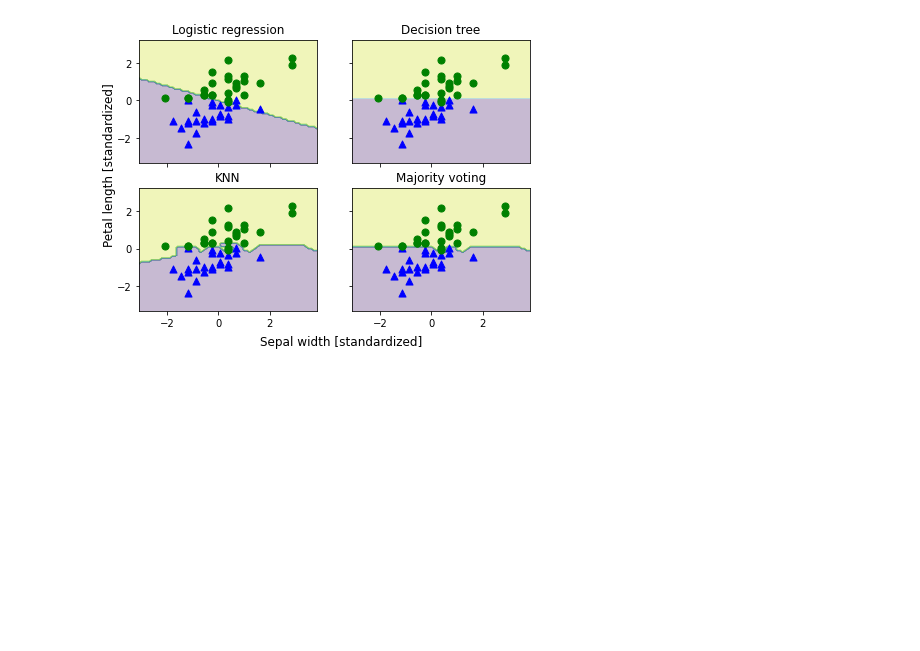
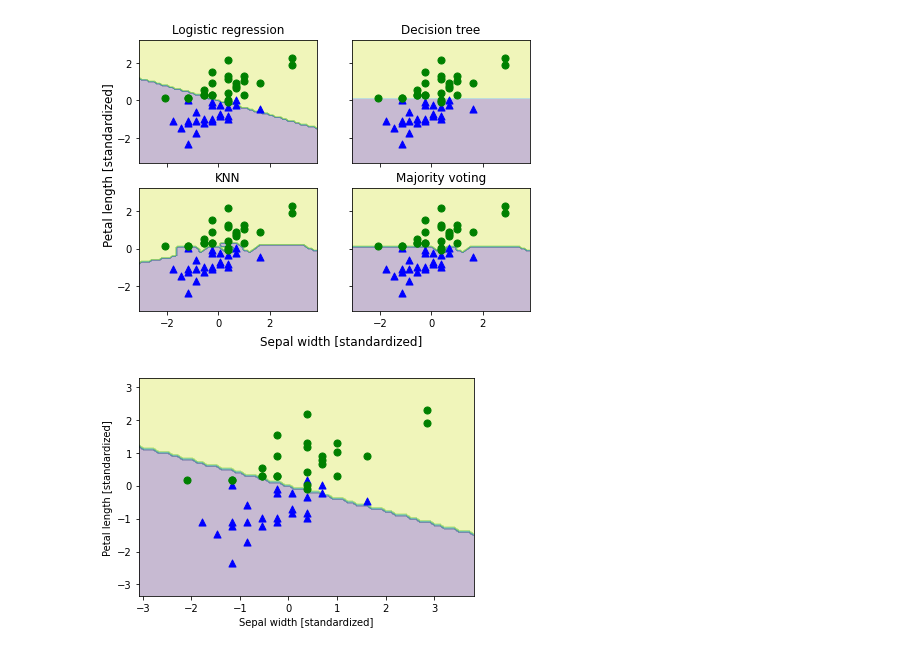
Before and after one commit to chinchuharris/fall2020, a Jupyter notebook: lab_majority_voting.ipynb, the cells around one changed output. Cells and saved outputs as stored; diff of their text form; code cells hidden in the pictures; blank space fills up the shorter version.

```diff
--- a/lab_majority_voting.ipynb
+++ b/lab_majority_voting.ipynb
@@ -322,3 +323,33 @@ plt.text(-12.5, 4.5,
 plt.show()
 # %% [output]
 [figure]
+# %%
+# This adaptation of the previous cell plots one decision region
+
+# Set the classifier to be plotted
+clf = clf1
+
+clf.fit(X_train_std, y_train)
+
+Z = clf.predict(np.c_[xx.ravel(), yy.ravel()])
+Z = Z.reshape(xx.shape)
+
+ax = plt.subplot()
+ax.contourf(xx, yy, Z, alpha=0.3)
+ax.scatter(X_train_std[y_train==0, 0],
+          X_train_std[y_train==0, 1],
+          c='blue',
+          marker='^',
+          s=50)
+
+ax.scatter(X_train_std[y_train==1, 0],
+          X_train_std[y_train==1, 1],
+          c='green',
+          marker='o',
+          s=50)
+
+plt.xlabel('Sepal width [standardized]')
+plt.ylabel('Petal length [standardized]')
+plt.show()
+# %% [output]
+[figure, added]
```
Also changed, not shown: parts of 1 cell of this notebook.
